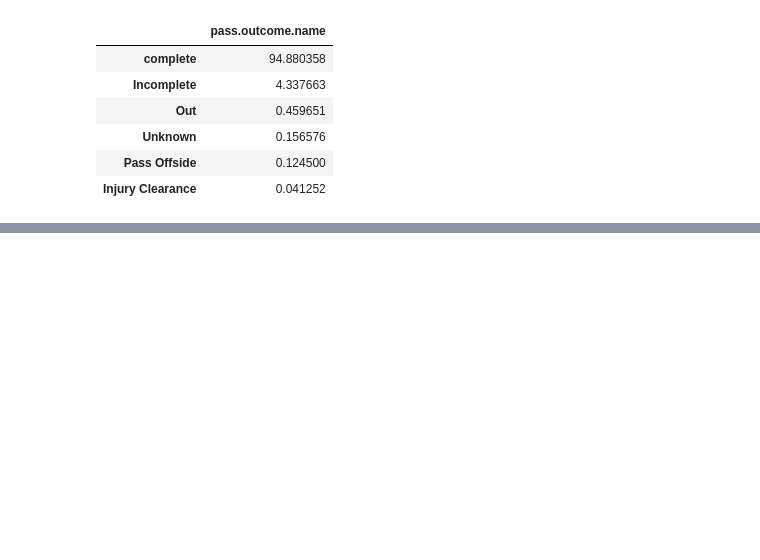
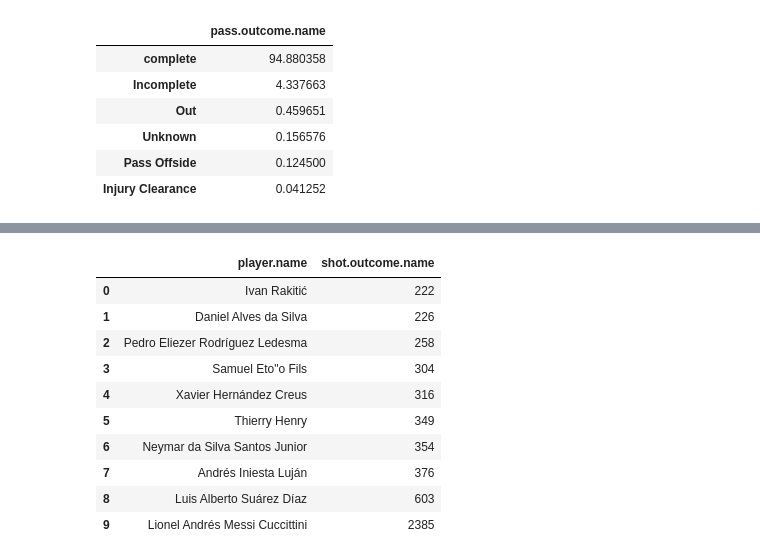
Before and after one commit to jonasfover/female_football_analysis, a Jupyter notebook: female_football_analysis.ipynb, the cells around one changed output, grey strips where cells are left out. Drawn from its saved outputs; the diff is of its cells as text; code cells hidden in the pictures; blank space fills up the shorter version.

```diff
--- a/female_football_analysis.ipynb
+++ b/female_football_analysis.ipynb
@@ -166,0 +218,23 @@ fig.show()
+# %%
+male_top = male_normalize.groupby(["player.name"]).count()
+female_top = female_normalize.groupby(["player.name"]).count()
+# %%
+male_top = male_top['shot.outcome.name'].sort_values().tail(10)
+female_top = female_top['shot.outcome.name'].sort_values().tail(10)
+# %%
+male_top = male_top.to_frame().reset_index()
+female_top = female_top.to_frame().reset_index()
+# %%
+male_top
+# %% [output]
+|  | player.name | shot.outcome.name |
+| 0 | Ivan Rakitić | 222 |
+| 1 | Daniel Alves da Silva | 226 |
+| 2 | Pedro Eliezer Rodríguez Ledesma | 258 |
+| 3 | Samuel Eto"o Fils | 304 |
+| 4 | Xavier Hernández Creus | 316 |
+| 5 | Thierry Henry | 349 |
+| 6 | Neymar da Silva Santos Junior | 354 |
+| 7 | Andrés Iniesta Luján | 376 |
+| 8 | Luis Alberto Suárez Díaz | 603 |
+| 9 | Lionel Andrés Messi Cuccittini | 2385 |
```
Also changed, not shown: parts of 18 cells of this notebook, 2 other files.
